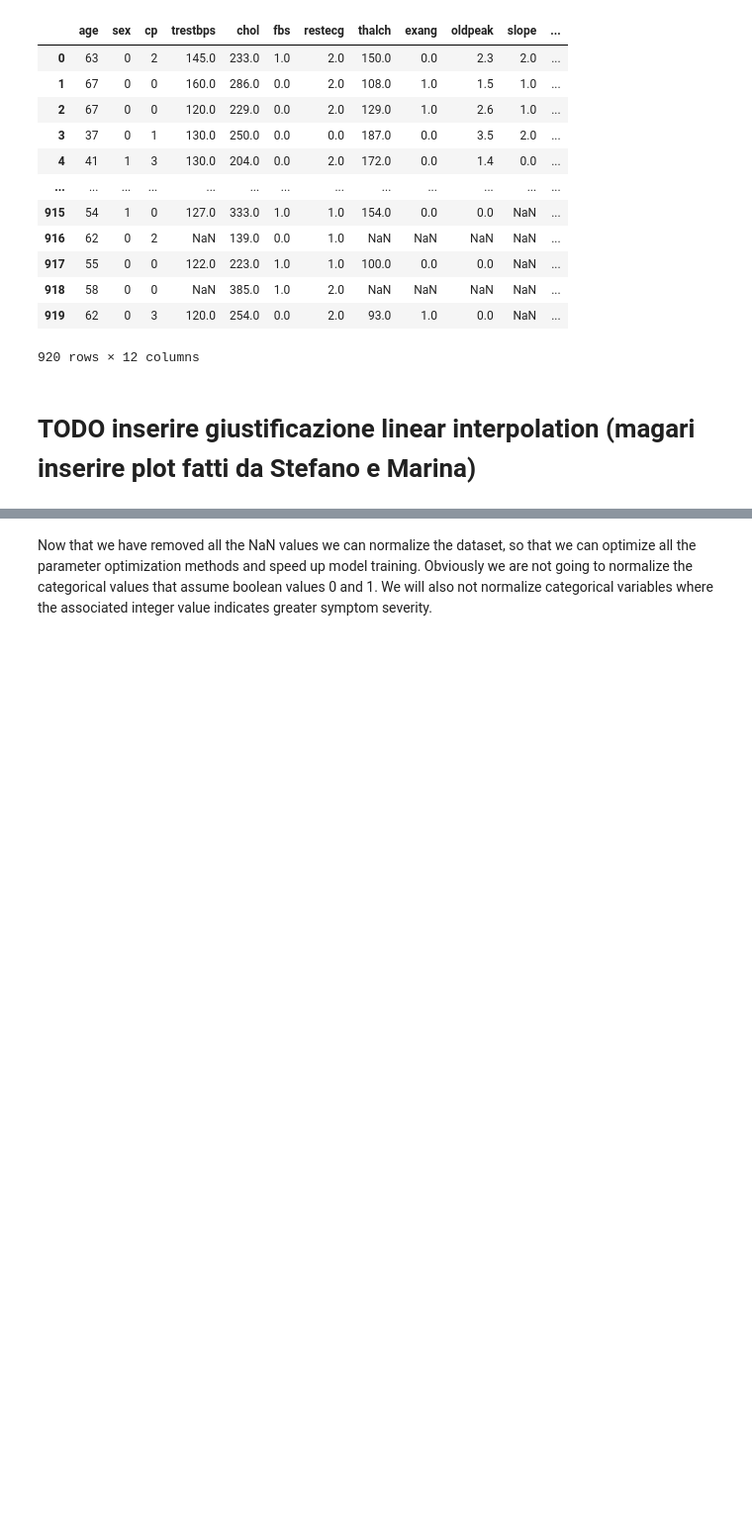
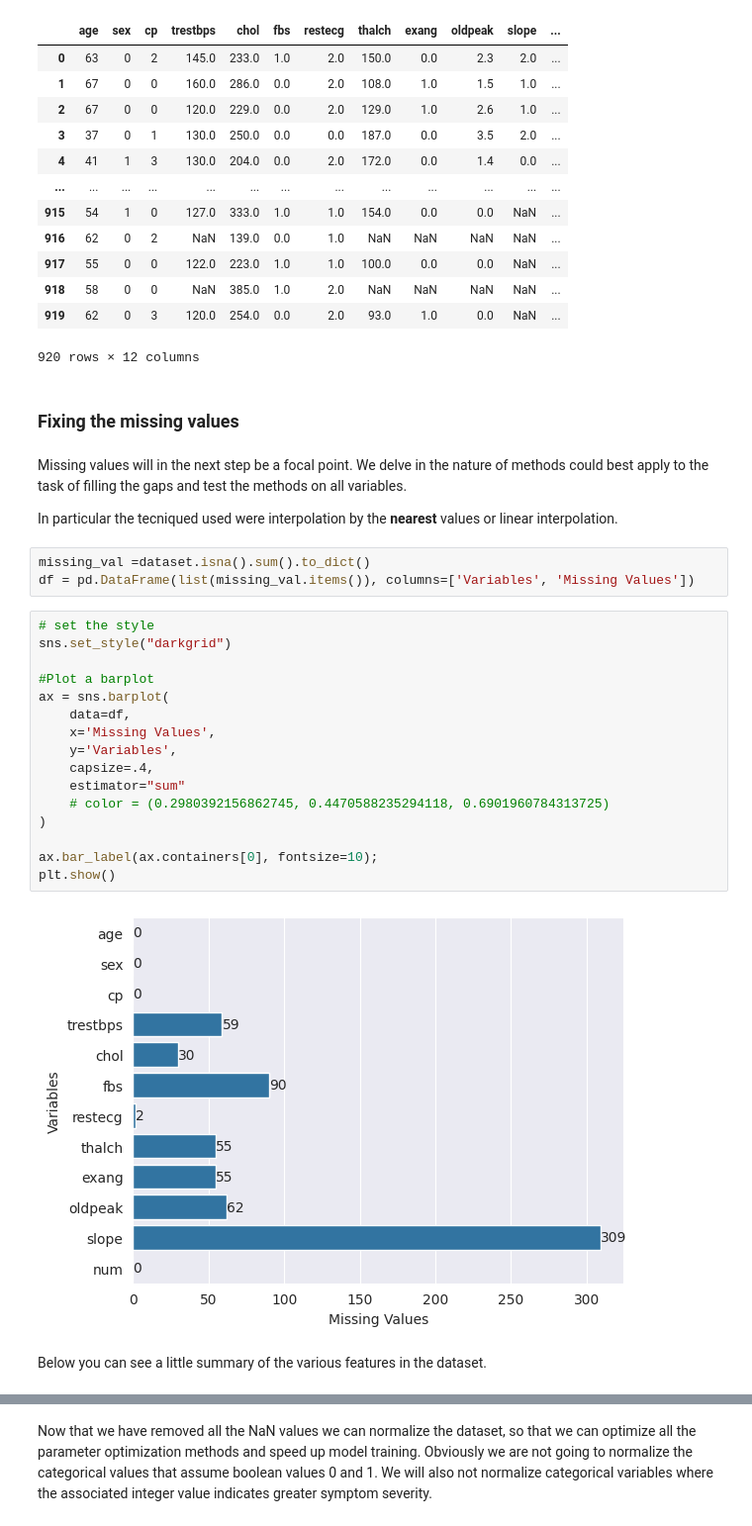
Before and after one commit to marinazanoni/FDS_final, a Jupyter notebook: report.ipynb, the cells around one changed output, grey strips where cells are left out. Shown at 99% size. Drawn from its saved outputs; the diff is of its cells as text; blank space fills up the shorter version.

```diff
--- a/report.ipynb
+++ b/report.ipynb
@@ -245,5 +293,32 @@ dataset
 | 918 | 58 | 0 | 0 | NaN | 385.0 | 1.0 | 2.0 | NaN | NaN | NaN | NaN | ... |
 | 919 | 62 | 0 | 3 | 120.0 | 254.0 | 0.0 | 2.0 | 93.0 | 1.0 | 0.0 | NaN | ... |
 920 rows × 12 columns
-# %% [markdown]
-# TODO inserire giustificazione linear interpolation (magari inserire plot fatti da Stefano e Marina)
+# %% [markdown]
+### Fixing the missing values
+# %% [markdown]
+Missing values will in the next step be a focal point. We delve in the nature of methods could best apply to the task of filling the gaps and test the methods on all variables.
+
+In particular the tecniqued used were interpolation by the **nearest** values or linear interpolation.
+# %%
+missing_val =dataset.isna().sum().to_dict()
+df = pd.DataFrame(list(missing_val.items()), columns=['Variables', 'Missing Values'])
+# %%
+# set the style
+sns.set_style("darkgrid")
+
+#Plot a barplot
+ax = sns.barplot(
+    data=df,
+    x='Missing Values',
+    y='Variables',
+    capsize=.4,
+    estimator="sum"
+    # color = (0.2980392156862745, 0.4470588235294118, 0.6901960784313725)
+)
+
+ax.bar_label(ax.containers[0], fontsize=10);
+plt.show()
+# %% [output]
+[figure, added]
+# %% [markdown]
+Below you can see a little summary of the various features in the dataset.
```
Also changed, not shown: parts of 104 cells of this notebook.
